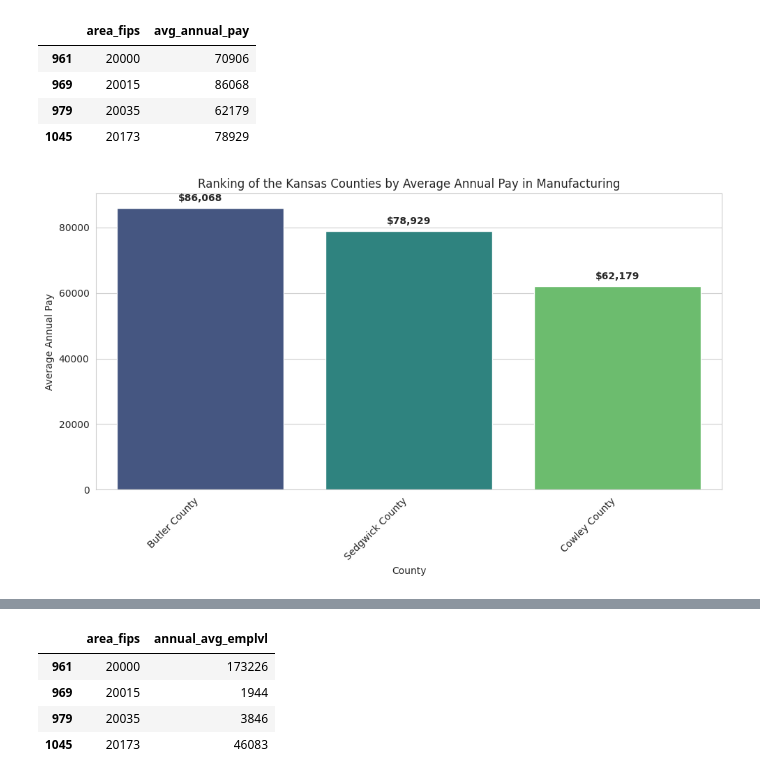
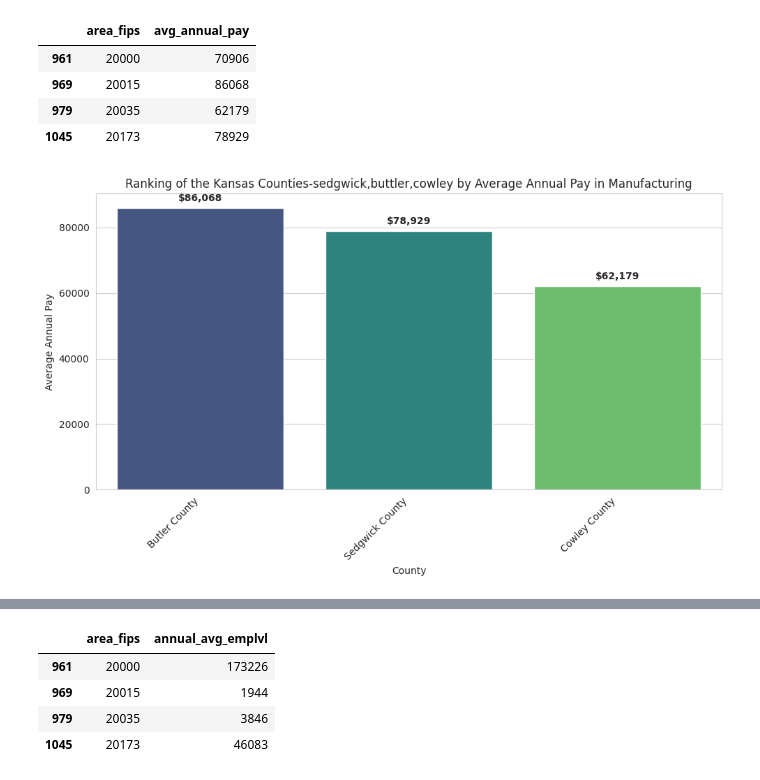
Before and after one commit to Suryaprasadindra/Economics-Project, a Jupyter notebook: Economics_Project_ipynb.ipynb, the cells around one changed output, grey strips where cells are left out. Saved outputs shown, nothing was run; the diff lists cells and outputs as text; code cells hidden in the pictures.

```diff
--- a/Economics_Project_ipynb.ipynb
+++ b/Economics_Project_ipynb.ipynb
@@ -243,6 +251,7 @@ filtered_df[['area_fips','avg_annual_pay']]
 # %%
 # Create a dictionary to map area_fips codes to county names
 county_names = {
+
     '20173': 'Sedgwick County',
     '20015': 'Butler County',
     '20035': 'Cowley County'
@@ -254,32 +263,32 @@ filtered_df['county_name'] = filtered_df['area_fips'].astype(str).map(county_nam
 # Sort the DataFrame by average annual pay in descending order
 ranked_df = filtered_df.sort_values('avg_annual_pay', ascending=False)
 
 # Create the bar plot
 plt.figure(figsize=(10, 6))
 sns.set_style("whitegrid")
 barplot = sns.barplot(x='county_name', y='avg_annual_pay', data=ranked_df, palette="viridis")
 
 # Add annotations on top of each bar
 for index, row in ranked_df.iterrows():
     barplot.annotate(
         f"${row['avg_annual_pay']:,.0f}",  # Format as currency
         xy=(row['county_name'], row['avg_annual_pay']),
         xytext=(0, 5),  # Offset the text slightly above the bar
         textcoords='offset points',
         ha='center',
         va='bottom',
         fontsize=10,
         fontweight='bold'
     )
 
 # Customize plot
-plt.title('Ranking of the Kansas Counties by Average Annual Pay in Manufacturing')
+plt.title('Ranking of the Kansas Counties-sedgwick,buttler,cowley by Average Annual Pay in Manufacturing')
 plt.xlabel('County')
 plt.ylabel('Average Annual Pay')
 plt.xticks(rotation=45, ha='right')  # Rotate x-axis labels for better readability
 plt.tight_layout()
 
 # Show the plot
 plt.show()
 # %% [output]
-[figure, old version]
+[figure, new version]
```
Also changed, not shown: parts of 5 cells of this notebook.
